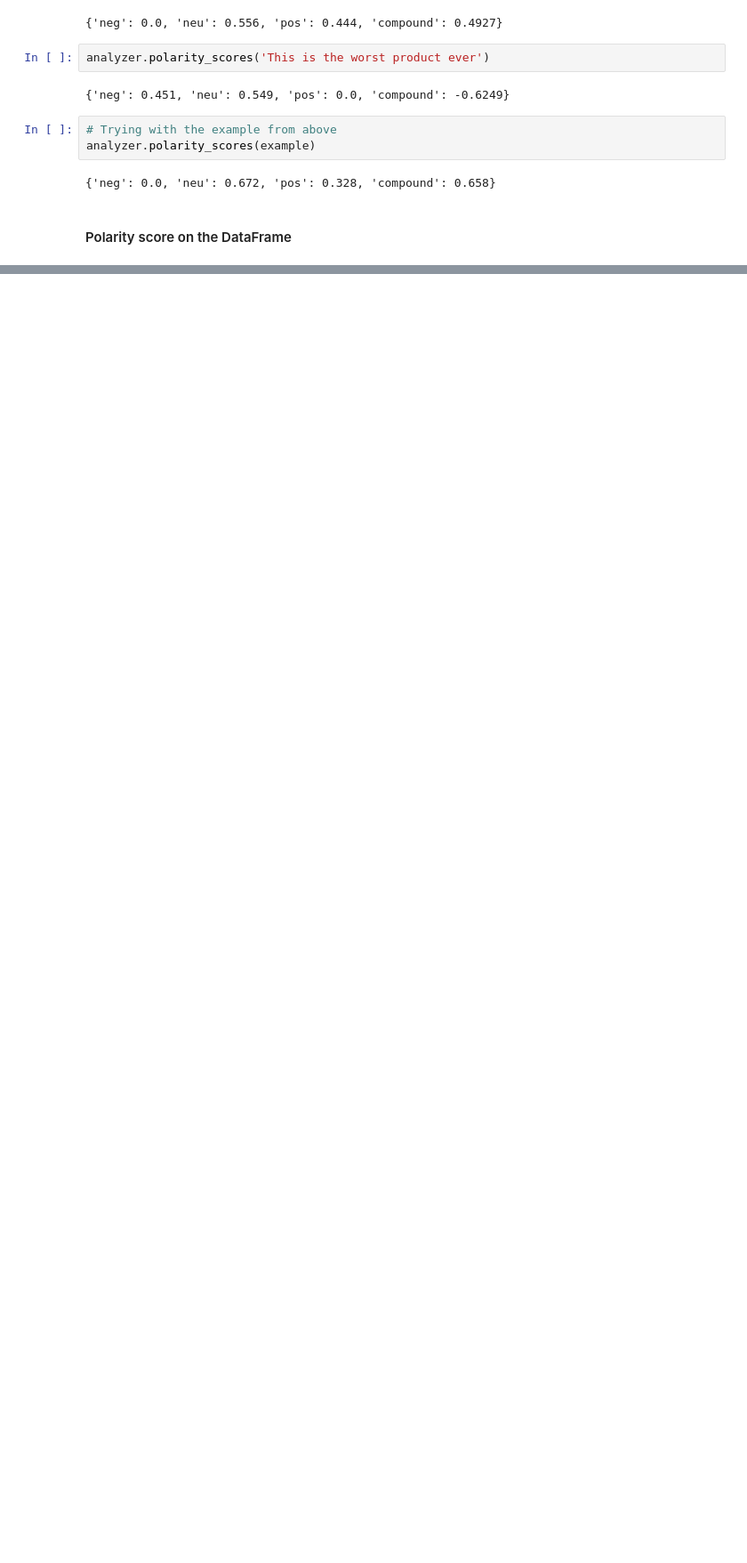
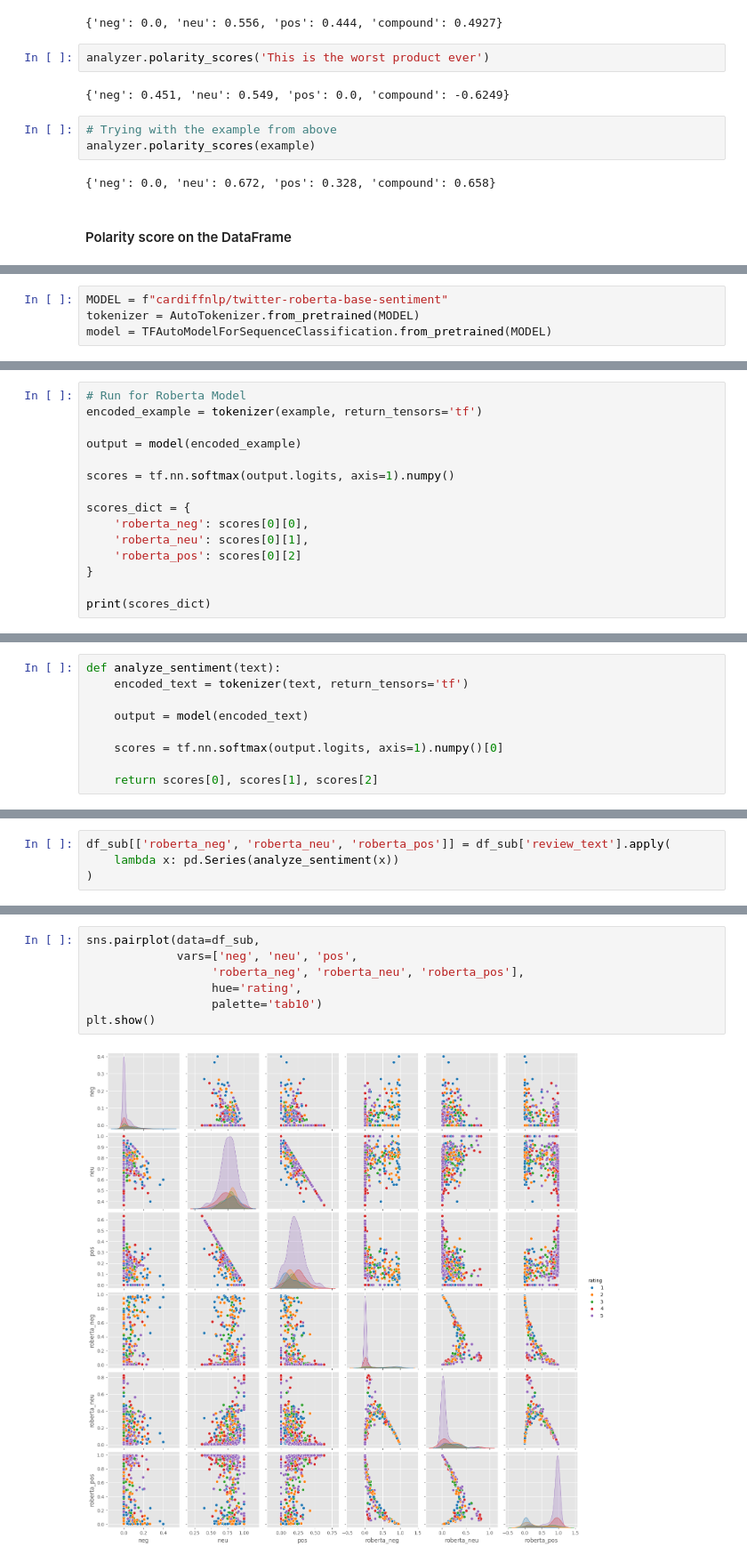
Before and after one commit to Skraiem07/capstone-project, a Jupyter notebook: sentiment-analysis/sentiment-analysis.ipynb, the cells around one changed output, grey strips where cells are left out. Shown at 89% size. Cells and saved outputs as stored; diff of their text form; blank space fills up the shorter version.

```diff
--- a/sentiment-analysis/sentiment-analysis.ipynb
+++ b/sentiment-analysis/sentiment-analysis.ipynb
@@ -389,0 +494,4 @@ ImportError: IProgress not found. Please update jupyter and ipywidgets. See http
+# %%
+MODEL = f"cardiffnlp/twitter-roberta-base-sentiment"
+tokenizer = AutoTokenizer.from_pretrained(MODEL)
+model = TFAutoModelForSequenceClassification.from_pretrained(MODEL)
@@ -389,0 +507,15 @@ ImportError: IProgress not found. Please update jupyter and ipywidgets. See http
+# %%
+# Run for Roberta Model
+encoded_example = tokenizer(example, return_tensors='tf')
+
+output = model(encoded_example)
+
+scores = tf.nn.softmax(output.logits, axis=1).numpy()
+
+scores_dict = {
+    'roberta_neg': scores[0][0],
+    'roberta_neu': scores[0][1],
+    'roberta_pos': scores[0][2]
+}
+
+print(scores_dict)
@@ -389,0 +526,9 @@ ImportError: IProgress not found. Please update jupyter and ipywidgets. See http
+# %%
+def analyze_sentiment(text):
+    encoded_text = tokenizer(text, return_tensors='tf')
+
+    output = model(encoded_text)
+
+    scores = tf.nn.softmax(output.logits, axis=1).numpy()[0]
+
+    return scores[0], scores[1], scores[2]
@@ -389,0 +537,4 @@ ImportError: IProgress not found. Please update jupyter and ipywidgets. See http
+# %%
+df_sub[['roberta_neg', 'roberta_neu', 'roberta_pos']] = df_sub['review_text'].apply(
+    lambda x: pd.Series(analyze_sentiment(x))
+)
@@ -389,0 +559,9 @@ ImportError: IProgress not found. Please update jupyter and ipywidgets. See http
+# %%
+sns.pairplot(data=df_sub,
+             vars=['neg', 'neu', 'pos',
+                  'roberta_neg', 'roberta_neu', 'roberta_pos'],
+                  hue='rating',
+                  palette='tab10')
+plt.show()
+# %% [output]
+[figure, added]
```
Also changed, not shown: parts of 41 cells of this notebook, 1 other file.
